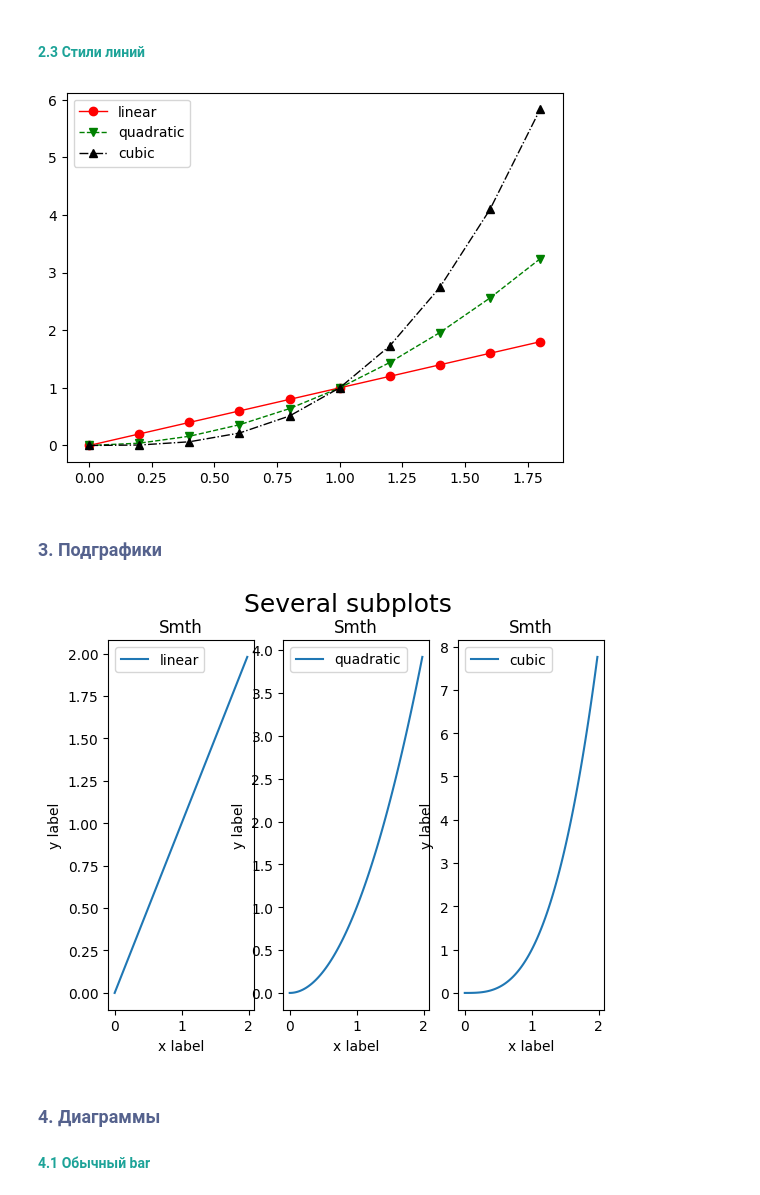
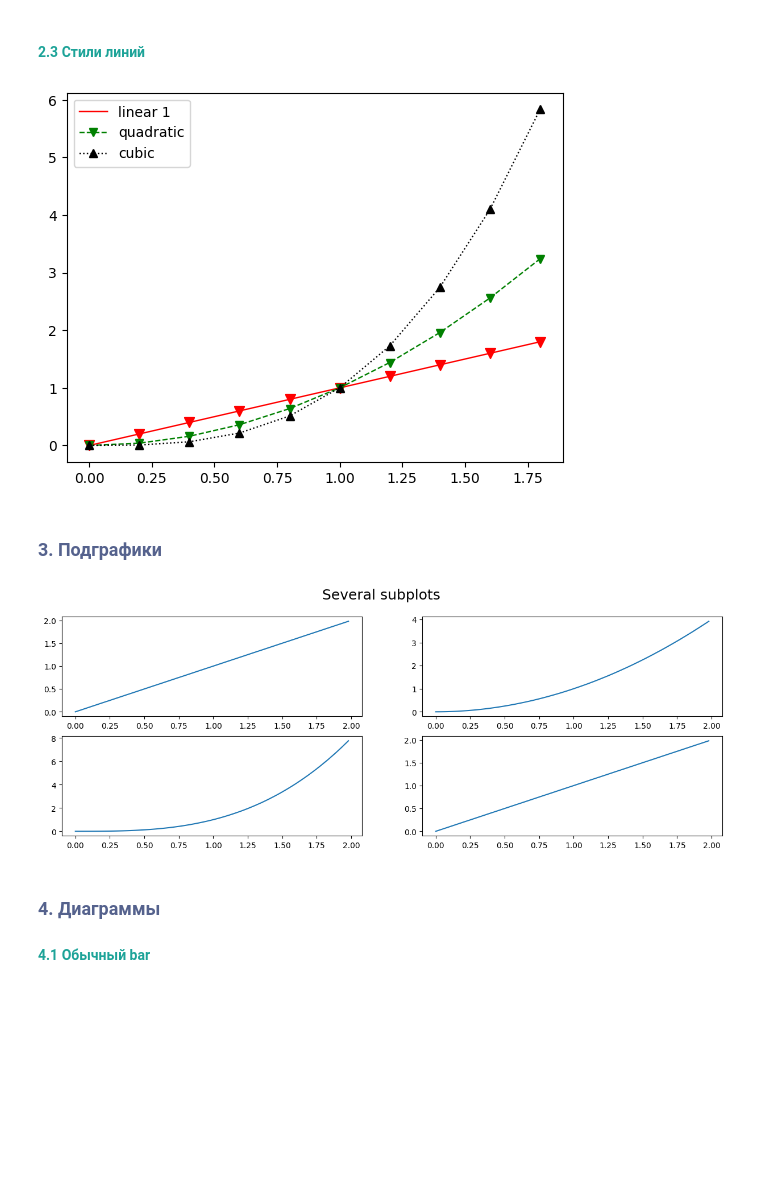
Before and after one commit to CamelCaseAverageEnjoyer/PythonCompendium, a Jupyter notebook: Study/Python-2-MIPT/6 занятие.ipynb, the cells around one changed output. Drawn from its saved outputs; the diff is of its cells as text; code cells hidden in the pictures; blank space fills up the shorter version.

```diff
--- a/Study/Python-2-MIPT/6 занятие.ipynb
+++ b/Study/Python-2-MIPT/6 занятие.ipynb
@@ -119,44 +125,46 @@ y3 = [i**3 for i in x]
 
 fig, ax = plt.subplots()
 # Немного поэкспериментируем со стилями самих графиков
-ax.plot(x, y1, label='linear', marker='o', linestyle='-', color='red', linewidth=1)
-ax.plot(x, y2, label='quadratic', marker='v', linestyle='--', color='green', linewidth=1)
-ax.plot(x, y3, label='cubic', marker='^', linestyle='-.', color='black', linewidth=1)
+ax.plot(x, y1, label=f'linear {1}', linestyle='-', c='red', lw=1)
+ax.scatter(x, y1, c='red', s=50, marker='v')
+ax.plot(x, y2, label='quadratic', marker='v', linestyle='--', c='green', linewidth=1)
+ax.plot(x, y3, label='cubic', marker='^', linestyle=':', color='black', linewidth=1)
 ax.legend()
 
 plt.show()
 # %% [output]
-[figure, old version]
+[figure, new version]
 # %% [markdown]
 ### <span style="color:#55628D">3. Подграфики</span>
 # %%
 import matplotlib.pyplot as plt
 
 x = [2 * i / 100 for i in range(100)]
 y1 = [i for i in x]
 y2 = [i**2 for i in x]
 y3 = [i**3 for i in x]
 
 # А теперь создадим одно изображение, на котором будет несколько графиков
-fig, axs = plt.subplots(nrows=1, ncols=3)
+fig, axs = plt.subplots(2, 2, figsize=(15, 5))
 # Теперь в axs - набор "осей", в кокторых мы построим свои y(x) по отдельности
-axs[0].plot(x, y1, label='linear')
-axs[1].plot(x, y2, label='quadratic')
-axs[2].plot(x, y3, label='cubic')
+axs[0][0].plot(x, y1, label='linear')
+axs[0][1].plot(x, y2, label='quadratic')
+axs[1][0].plot(x, y3, label='cubic')
+axs[1][1].plot(x, y1)
 
 # Можно при желании перебирать оси в цикле, иногда это удобно
-for ax in axs:
+'''for ax in axs:
     ax.set_xlabel('x label')
     ax.set_ylabel('y label')
     ax.legend()
-    ax.set_title("Smth")
+    ax.set_title("Smth")'''
 
 # Всё изображение целиком тоже подпишем
 fig.suptitle("Several subplots", size=18)
 
 plt.show()
 # %% [output]
-[figure, old version]
+[figure, new version]
 # %% [markdown]
 ### <span style="color:#55628D">4. Диаграммы</span>
 #### <span style="color:#1DA398">4.1 Обычный bar</span>
```
Also changed, not shown: parts of 14 cells of this notebook, 10 other files.
